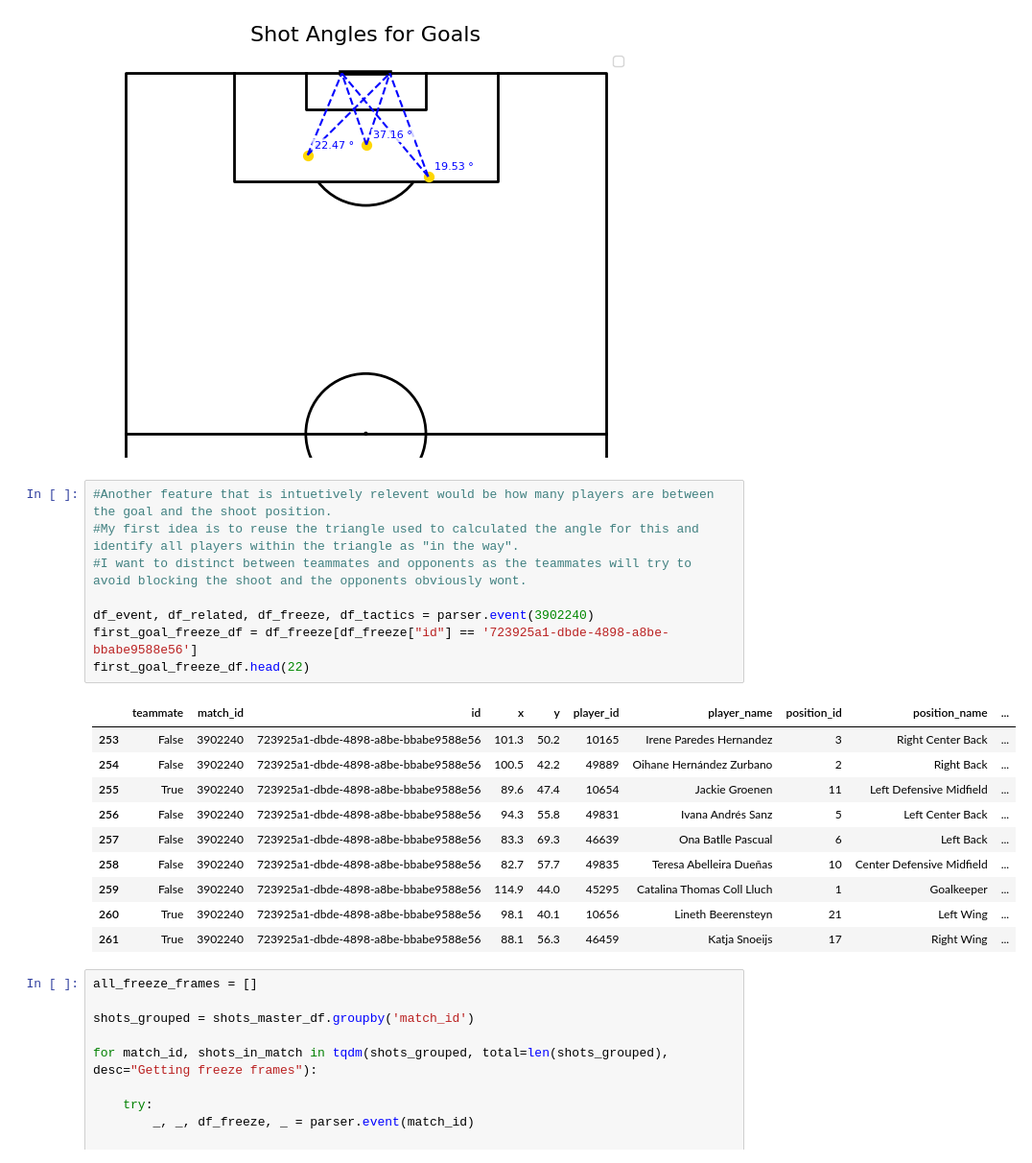
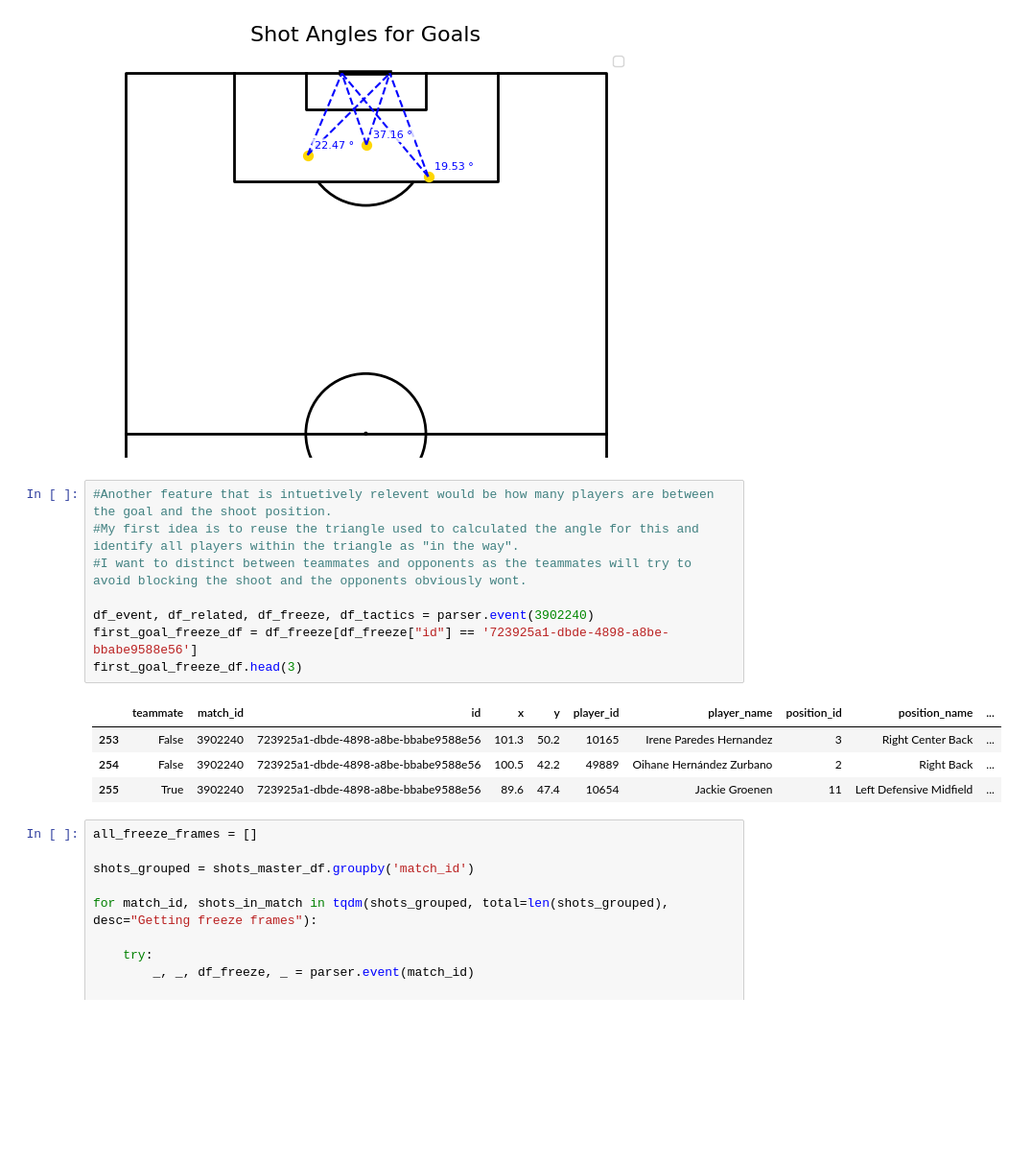
Before and after one commit to arne2204/Probabilistic-Machine-Learning_lecture-PROJECTS, a Jupyter notebook: projects/08-1SHXXXX_football_analytics/notebooks/03_data_preprocessing.ipynb, the cells around one changed output. Shown: that part at 96% size. Drawn from its saved outputs; the diff is of its cells as text; blank space fills up the shorter version.

```diff
--- a/projects/08-1SHXXXX_football_analytics/notebooks/03_data_preprocessing.ipynb
+++ b/projects/08-1SHXXXX_football_analytics/notebooks/03_data_preprocessing.ipynb
@@ -467,22 +467,16 @@ plt.show()
 # %%
 #Another feature that is intuetively relevent would be how many players are between the goal and the shoot position.
 #My first idea is to reuse the triangle used to calculated the angle for this and identify all players within the triangle as "in the way".
 #I want to distinct between teammates and opponents as the teammates will try to avoid blocking the shoot and the opponents obviously wont.
 
 df_event, df_related, df_freeze, df_tactics = parser.event(3902240)
 first_goal_freeze_df = df_freeze[df_freeze["id"] == '723925a1-dbde-4898-a8be-bbabe9588e56']
-first_goal_freeze_df.head(22)
+first_goal_freeze_df.head(3)
 # %% [output]
 |  | teammate | match_id | id | x | y | player_id | player_name | position_id | position_name | ... |
 | 253 | False | 3902240 | 723925a1-dbde-4898-a8be-bbabe9588e56 | 101.3 | 50.2 | 10165 | Irene Paredes Hernandez | 3 | Right Center Back | ... |
 | 254 | False | 3902240 | 723925a1-dbde-4898-a8be-bbabe9588e56 | 100.5 | 42.2 | 49889 | Oihane Hernández Zurbano | 2 | Right Back | ... |
 | 255 | True | 3902240 | 723925a1-dbde-4898-a8be-bbabe9588e56 | 89.6 | 47.4 | 10654 | Jackie Groenen | 11 | Left Defensive Midfield | ... |
-| 256 | False | 3902240 | 723925a1-dbde-4898-a8be-bbabe9588e56 | 94.3 | 55.8 | 49831 | Ivana Andrés Sanz | 5 | Left Center Back | ... |
-| 257 | False | 3902240 | 723925a1-dbde-4898-a8be-bbabe9588e56 | 83.3 | 69.3 | 46639 | Ona Batlle Pascual | 6 | Left Back | ... |
-| 258 | False | 3902240 | 723925a1-dbde-4898-a8be-bbabe9588e56 | 82.7 | 57.7 | 49835 | Teresa Abelleira Dueñas | 10 | Center Defensive Midfield | ... |
-| 259 | False | 3902240 | 723925a1-dbde-4898-a8be-bbabe9588e56 | 114.9 | 44.0 | 45295 | Catalina Thomas Coll Lluch | 1 | Goalkeeper | ... |
-| 260 | True | 3902240 | 723925a1-dbde-4898-a8be-bbabe9588e56 | 98.1 | 40.1 | 10656 | Lineth Beerensteyn | 21 | Left Wing | ... |
-| 261 | True | 3902240 | 723925a1-dbde-4898-a8be-bbabe9588e56 | 88.1 | 56.3 | 46459 | Katja Snoeijs | 17 | Right Wing | ... |
 # %%
 all_freeze_frames = []
 
```
Also changed, not shown: parts of 6 cells of this notebook.
